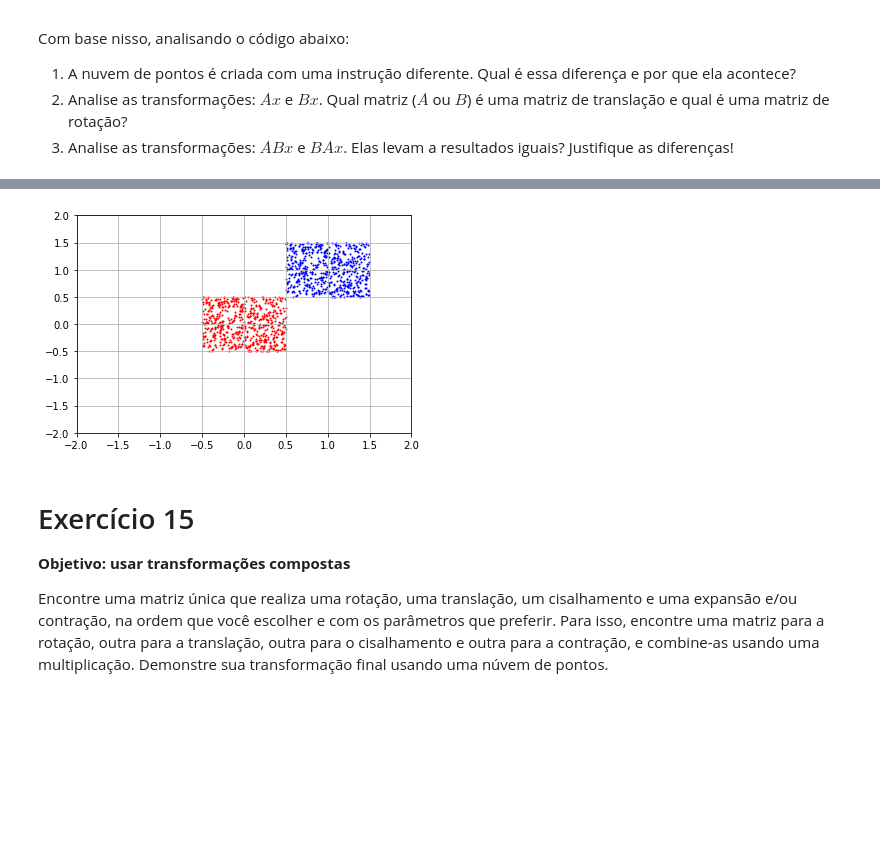
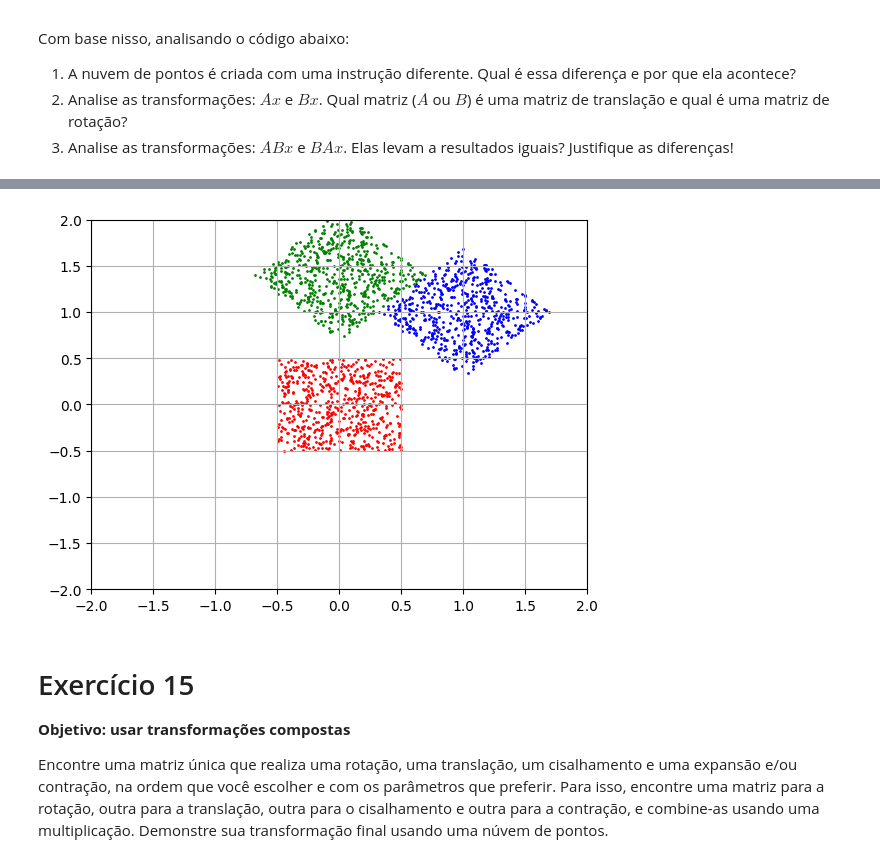
Before and after one commit to LuccaHiratsuca/AlgLin23-2, a Jupyter notebook: notebooks/03-geometria_analitica.ipynb, the cells around one changed output, grey strips where cells are left out. Drawn from its saved outputs; the diff is of its cells as text; code cells hidden in the pictures; blank space fills up the shorter version.

```diff
--- a/notebooks/03-geometria_analitica.ipynb
+++ b/notebooks/03-geometria_analitica.ipynb
@@ -701,24 +711,26 @@ Com base nisso, analisando o código abaixo:
 # %%
 # Comece com esse código inicial!
 x = np.vstack( (np.random.uniform(-0.5, 0.5, size=(2, 600)), np.ones( (1,600) )))
 A = np.array( [[1, 0, 1], [0, 1, 1], [0, 0, 1]])
 B = np.array( [[0.7, -0.7, 0], [0.7, 0.7, 0], [0, 0, 1]])
 
 # Altere daqui para baixo
 # -----------------
-y =  A @ x
+y =  A @ B @ x # azul
+y2 = B @ A @ x # verde
 # -----------------
 # Altere daqui para cima
 
 plt.figure()
 plt.scatter(x[0,:], x[1,:], s=1, c='r')
 plt.scatter(y[0,:], y[1,:], s=1, c='b')
+plt.scatter(y2[0,:], y2[1,:], s=1, c='g')
 plt.xlim([-2, 2])
 plt.ylim([-2, 2])
 plt.grid()
 plt.show()
 # %% [output]
-[figure, old version]
+[figure, new version]
 # %% [markdown]
 # Exercício 15
 **Objetivo: usar transformações compostas**
```
Also changed, not shown: parts of 15 cells of this notebook.
